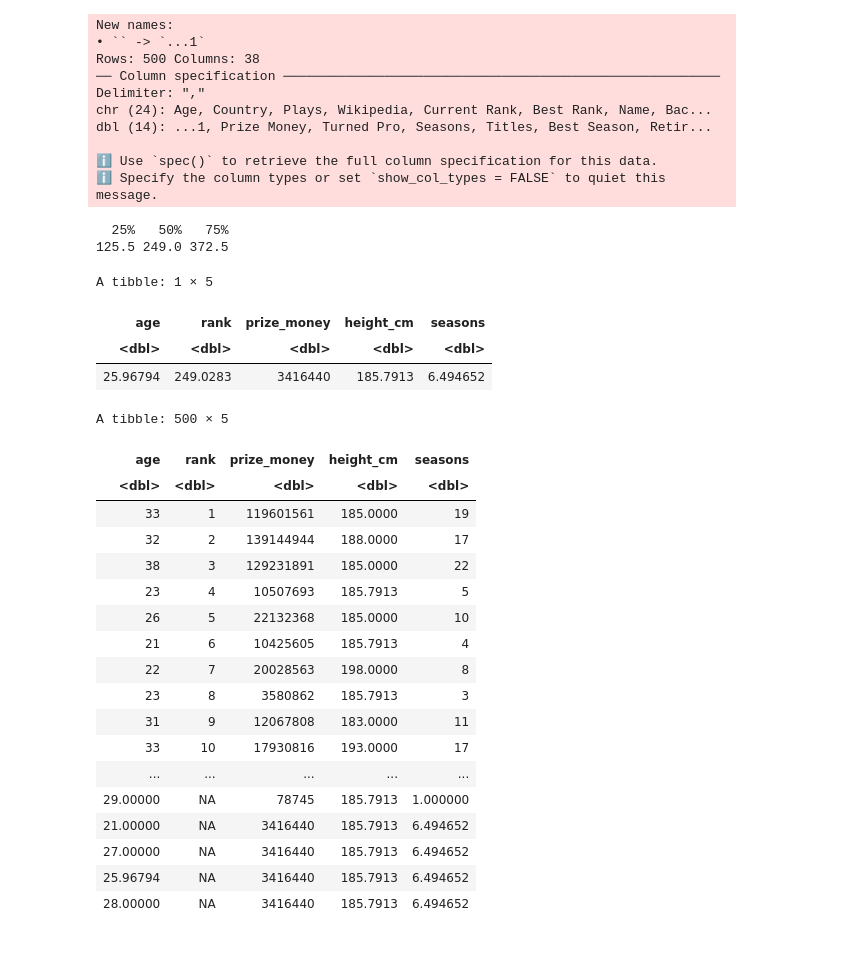
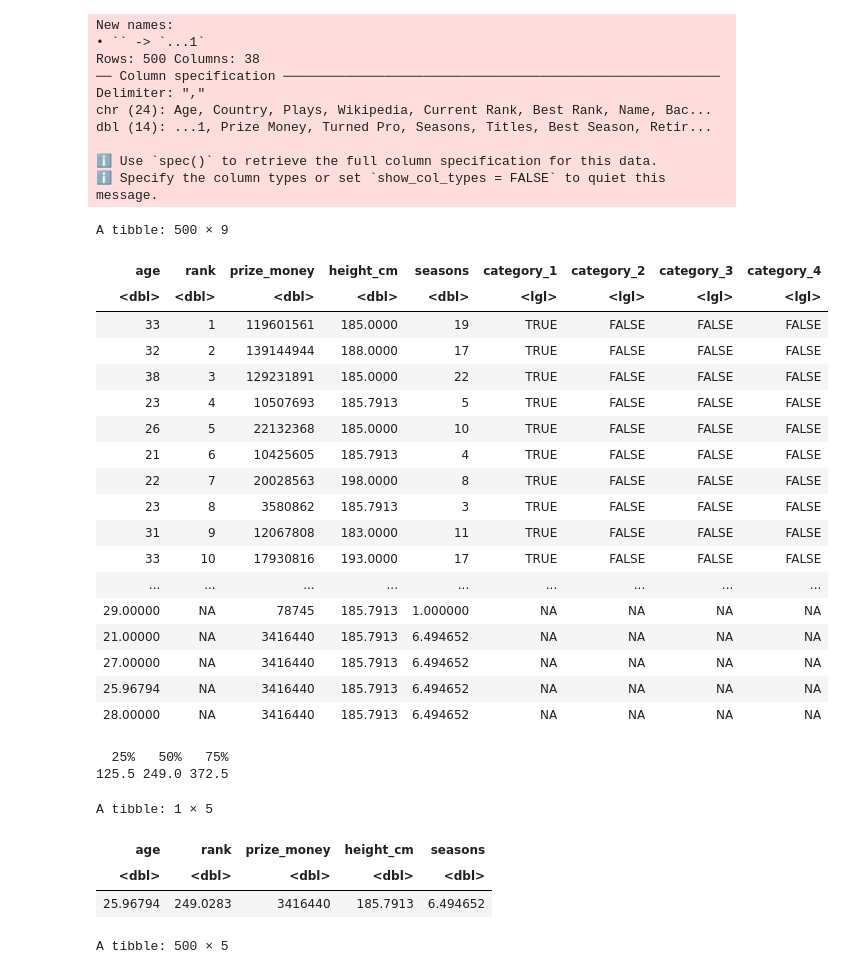
Before and after one commit to sahartoussi/DSCI100-Group-8-Project, a Jupyter notebook: group project.ipynb, the cells around one changed output. Drawn from its saved outputs; the diff is of its cells as text; code cells hidden in the pictures.

Commit message:
Divided data into respective categories based on rank

```diff
--- a/group project.ipynb
+++ b/group project.ipynb
@@ -29,55 +29,63 @@ means <- tennis_df |>
             map_dfr(mean, na.rm = TRUE)
 
 tennis_df <- tennis_df |>
                 replace_na(list(age = 25.96794,
                                 prize_money = 3416440,
                                 height_cm = 185.7913,
                                 seasons = 6.494652)) |>
     arrange(rank)
 
 
 
 rank_quantile <- tennis_df |>
     select(rank) |>
     quantile(probs = c(0.25, 0.5, 0.75), na.rm = TRUE)
 
+category_columns <- tennis_df |>
+    mutate(category_1 = rank < 125.5) |>
+    mutate(category_2 = 125.5 < rank & rank < 249) |>
+    mutate(category_3 = 249 < rank & rank < 372.5) |>
+    mutate(category_4 = 372.5 < rank)
+category_columns
+
 
 rank_quantile
 means
 tennis_df
 # %% [output]
 New names:
 • `` -> `...1`
 Rows: 500 Columns: 38
 ── Column specification ────────────────────────────────────────────────────────
 Delimiter: ","
 chr (24): Age, Country, Plays, Wikipedia, Current Rank, Best Rank, Name, Bac...
 dbl (14): ...1, Prize Money, Turned Pro, Seasons, Titles, Best Season, Retir...
 
 ℹ Use `spec()` to retrieve the full column specification for this data.
 ℹ Specify the column types or set `show_col_types = FALSE` to quiet this message.
-  25%   50%   75%
-125.5 249.0 372.5
+A tibble: 500 × 9
+| age | rank | prize_money | height_cm | seasons | category_1 | category_2 | category_3 | category_4 |
+| <dbl> | <dbl> | <dbl> | <dbl> | <dbl> | <lgl> | <lgl> | <lgl> | <lgl> |
+| 33 | 1 | 119601561 | 185.0000 | 19 | TRUE | FALSE | FALSE | FALSE |
+| 32 | 2 | 139144944 | 188.0000 | 17 | TRUE | FALSE | FALSE | FALSE |
+| 38 | 3 | 129231891 | 185.0000 | 22 | TRUE | FALSE | FALSE | FALSE |
+| 23 | 4 | 10507693 | 185.7913 | 5 | TRUE | FALSE | FALSE | FALSE |
+| 26 | 5 | 22132368 | 185.0000 | 10 | TRUE | FALSE | FALSE | FALSE |
+| 21 | 6 | 10425605 | 185.7913 | 4 | TRUE | FALSE | FALSE | FALSE |
+| 22 | 7 | 20028563 | 198.0000 | 8 | TRUE | FALSE | FALSE | FALSE |
+| 23 | 8 | 3580862 | 185.7913 | 3 | TRUE | FALSE | FALSE | FALSE |
+| 31 | 9 | 12067808 | 183.0000 | 11 | TRUE | FALSE | FALSE | FALSE |
+| 33 | 10 | 17930816 | 193.0000 | 17 | TRUE | FALSE | FALSE | FALSE |
+| ... | ... | ... | ... | ... | ... | ... | ... | ... |
+| 29.00000 | NA | 78745 | 185.7913 | 1.000000 | NA | NA | NA | NA |
+| 21.00000 | NA | 3416440 | 185.7913 | 6.494652 | NA | NA | NA | NA |
+| 27.00000 | NA | 3416440 | 185.7913 | 6.494652 | NA | NA | NA | NA |
+| 25.96794 | NA | 3416440 | 185.7913 | 6.494652 | NA | NA | NA | NA |
+| 28.00000 | NA | 3416440 | 185.7913 | 6.494652 | NA | NA | NA | NA |
-A tibble: 1 × 5
+  25%   50%   75%
+125.5 249.0 372.5
-| age | rank | prize_money | height_cm | seasons |
-| <dbl> | <dbl> | <dbl> | <dbl> | <dbl> |
-| 25.96794 | 249.0283 | 3416440 | 185.7913 | 6.494652 |
-A tibble: 500 × 5
+A tibble: 1 × 5
 | age | rank | prize_money | height_cm | seasons |
 | <dbl> | <dbl> | <dbl> | <dbl> | <dbl> |
-| 33 | 1 | 119601561 | 185.0000 | 19 |
-| 32 | 2 | 139144944 | 188.0000 | 17 |
-| 38 | 3 | 129231891 | 185.0000 | 22 |
-| 23 | 4 | 10507693 | 185.7913 | 5 |
-| 26 | 5 | 22132368 | 185.0000 | 10 |
-| 21 | 6 | 10425605 | 185.7913 | 4 |
-| 22 | 7 | 20028563 | 198.0000 | 8 |
-| 23 | 8 | 3580862 | 185.7913 | 3 |
-| 31 | 9 | 12067808 | 183.0000 | 11 |
-| 33 | 10 | 17930816 | 193.0000 | 17 |
-| ... | ... | ... | ... | ... |
-| 29.00000 | NA | 78745 | 185.7913 | 1.000000 |
-| 21.00000 | NA | 3416440 | 185.7913 | 6.494652 |
-| 27.00000 | NA | 3416440 | 185.7913 | 6.494652 |
-| 25.96794 | NA | 3416440 | 185.7913 | 6.494652 |
-| 28.00000 | NA | 3416440 | 185.7913 | 6.494652 |
+| 25.96794 | 249.0283 | 3416440 | 185.7913 | 6.494652 |
+A tibble: 500 × 5
```
Also changed, not shown: parts of 1 cell of this notebook.
